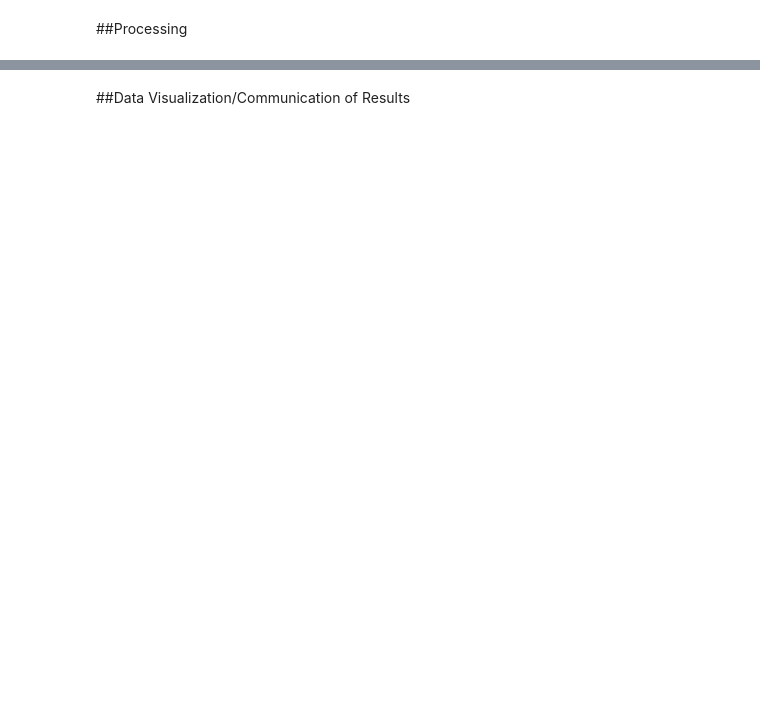
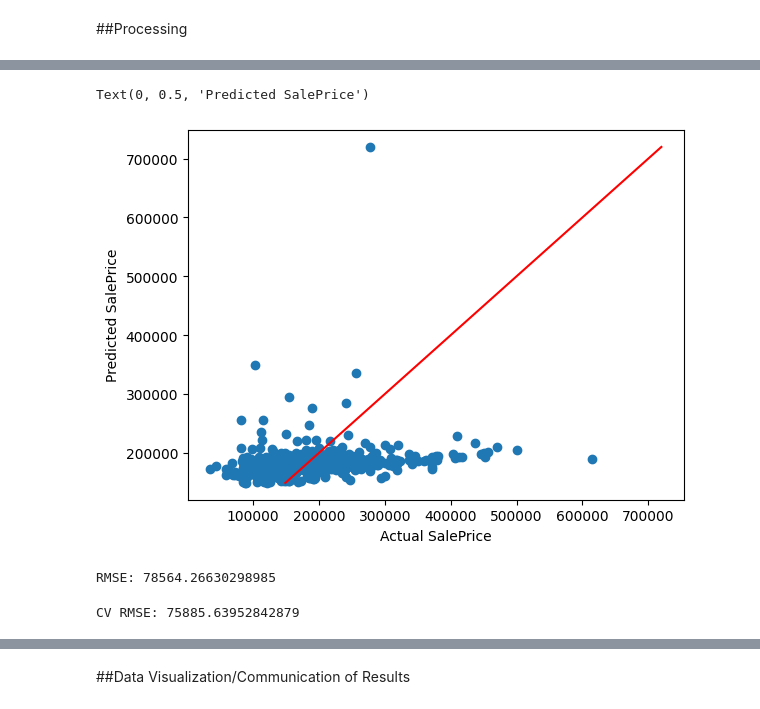
Before and after one commit to test-ds-21/stephanie465337___Data-Science-Portfolio-C21, a Jupyter notebook: Projects/Project-2/Housing.ipynb, the cells around one changed output, grey strips where cells are left out. Drawn from its saved outputs; the diff is of its cells as text; code cells hidden in the pictures; blank space fills up the shorter version.

```diff
--- a/Projects/Project-2/Housing.ipynb
+++ b/Projects/Project-2/Housing.ipynb
@@ -244,2 +392,8 @@ dtype: float64
 # %% [markdown]
 ##Processing
+# %%
+#First we will break up our data into training and testing sets
+X = df_lr.drop(columns=['SalePrice'])
+y = df_lr['SalePrice']
+
+X_train, X_test, y_train, y_test = train_test_split(X, y, test_size = 0.2, random_state=4)
@@ -245,0 +408,23 @@ dtype: float64
+# %%
+#See how well our model performs on our test data
+y_pred = myfit.predict(X_test)
+plt.scatter(y_test, y_pred)
+plt.plot([min(y_pred), max(y_pred)],[min(y_pred), max(y_pred)], c='red')
+plt.xlabel('Actual SalePrice')
+plt.ylabel('Predicted SalePrice')
+# %% [output]
+Text(0, 0.5, 'Predicted SalePrice')
+[figure, added]
+# %%
+#Calculate root mean squared error on test data
+rmse = mean_squared_error(y_test, y_pred)**0.5
+print(f"RMSE: {rmse}")
+# %% [output]
+RMSE: 78564.26630298985
+# %%
+#Use cross validation to assess model performance
+results = cross_val_score(model, X, y, scoring='neg_root_mean_squared_error', cv = 10)
+rmse = abs(results.mean())
+print(f"CV RMSE: {rmse}")
+# %% [output]
+CV RMSE: 75885.63952842879
```
Also changed, not shown: parts of 17 cells of this notebook.
